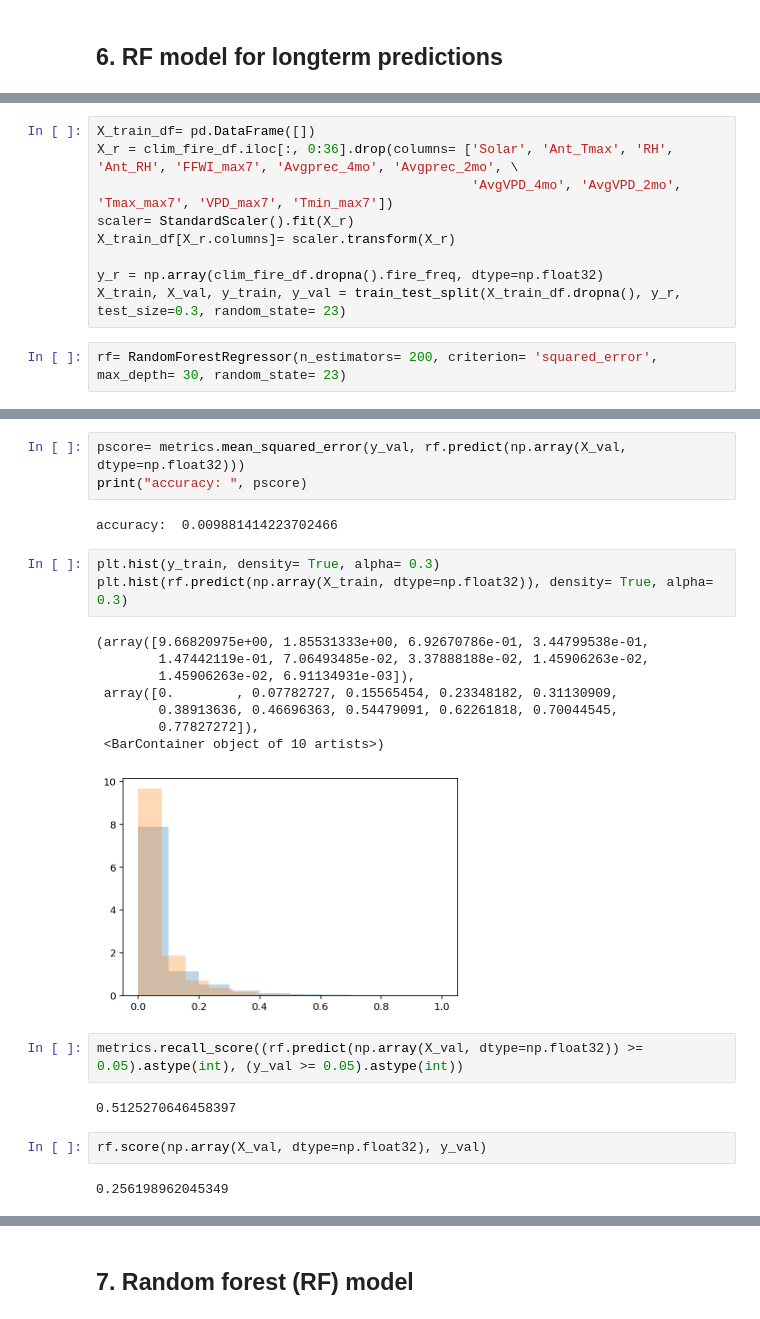
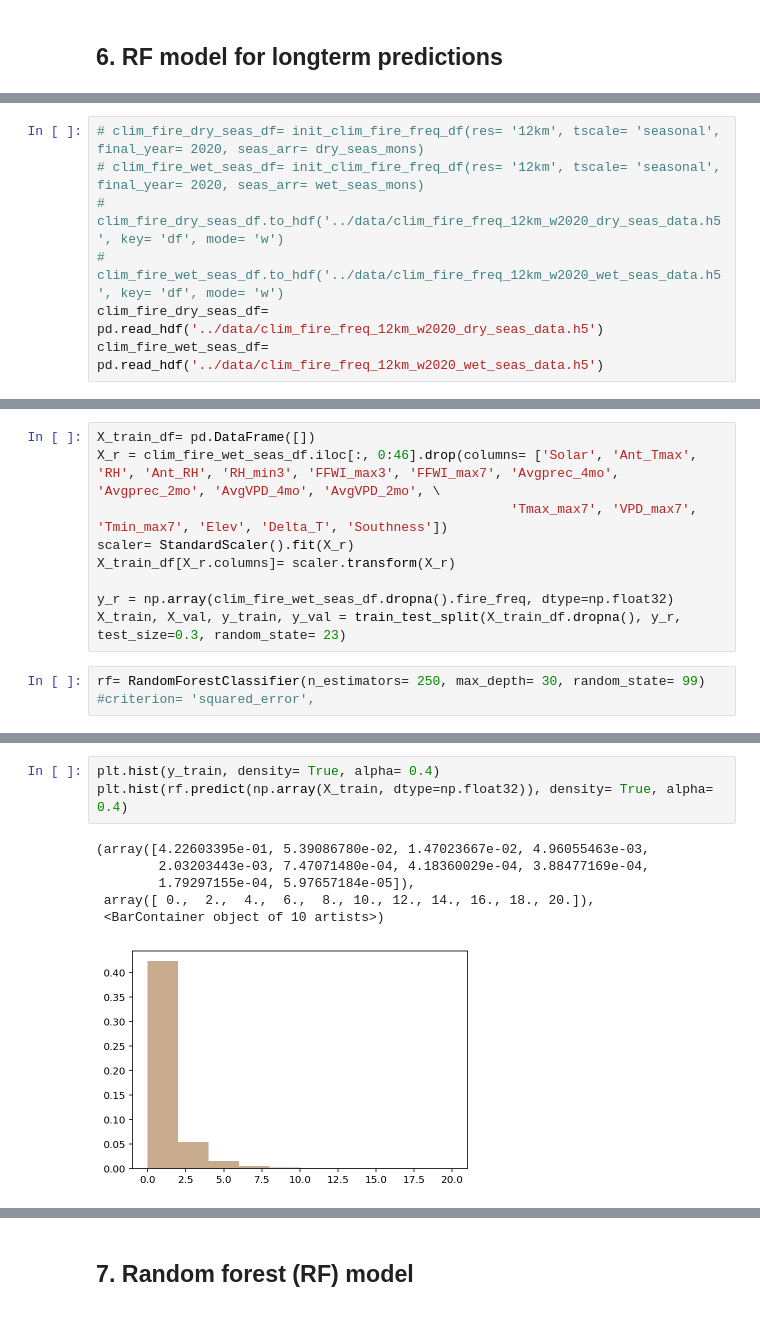
Before and after one commit to jtbuch/smlfire1.0, a Jupyter notebook: scripts/ml_grid_fire_frequency.ipynb, the cells around one changed output, grey strips where cells are left out. Drawn from its saved outputs; the diff is of its cells as text.

```diff
--- a/scripts/ml_grid_fire_frequency.ipynb
+++ b/scripts/ml_grid_fire_frequency.ipynb
@@ -537,0 +552,7 @@ clim_fire_df= pd.read_hdf('../data/clim_fire_freq_12km_longterm_data.h5')
+# %%
+# clim_fire_dry_seas_df= init_clim_fire_freq_df(res= '12km', tscale= 'seasonal', final_year= 2020, seas_arr= dry_seas_mons)
+# clim_fire_wet_seas_df= init_clim_fire_freq_df(res= '12km', tscale= 'seasonal', final_year= 2020, seas_arr= wet_seas_mons)
+# clim_fire_dry_seas_df.to_hdf('../data/clim_fire_freq_12km_w2020_dry_seas_data.h5', key= 'df', mode= 'w')
+# clim_fire_wet_seas_df.to_hdf('../data/clim_fire_freq_12km_w2020_wet_seas_data.h5', key= 'df', mode= 'w')
+clim_fire_dry_seas_df= pd.read_hdf('../data/clim_fire_freq_12km_w2020_dry_seas_data.h5')
+clim_fire_wet_seas_df= pd.read_hdf('../data/clim_fire_freq_12km_w2020_wet_seas_data.h5')
@@ -538,14 +563,14 @@ clim_fire_df= pd.read_hdf('../data/clim_fire_freq_12km_longterm_data.h5')
 # %%
 X_train_df= pd.DataFrame([])
-X_r = clim_fire_df.iloc[:, 0:36].drop(columns= ['Solar', 'Ant_Tmax', 'RH', 'Ant_RH', 'FFWI_max7', 'Avgprec_4mo', 'Avgprec_2mo', \
-                                                'AvgVPD_4mo', 'AvgVPD_2mo', 'Tmax_max7', 'VPD_max7', 'Tmin_max7'])
+X_r = clim_fire_wet_seas_df.iloc[:, 0:46].drop(columns= ['Solar', 'Ant_Tmax', 'RH', 'Ant_RH', 'RH_min3', 'FFWI_max3', 'FFWI_max7', 'Avgprec_4mo', 'Avgprec_2mo', 'AvgVPD_4mo', 'AvgVPD_2mo', \
+                                                     'Tmax_max7', 'VPD_max7', 'Tmin_max7', 'Elev', 'Delta_T', 'Southness'])
 scaler= StandardScaler().fit(X_r)
 X_train_df[X_r.columns]= scaler.transform(X_r)
 
-y_r = np.array(clim_fire_df.dropna().fire_freq, dtype=np.float32)
+y_r = np.array(clim_fire_wet_seas_df.dropna().fire_freq, dtype=np.float32)
 X_train, X_val, y_train, y_val = train_test_split(X_train_df.dropna(), y_r, test_size=0.3, random_state= 23)
 # %%
-rf= RandomForestRegressor(n_estimators= 200, criterion= 'squared_error', max_depth= 30, random_state= 23)
+rf= RandomForestClassifier(n_estimators= 250, max_depth= 30, random_state= 99) #criterion= 'squared_error',
 # %%
 %time forest= rf.fit(np.array(X_train, dtype=np.float32), y_train)
 # %% [output]
@@ -563,25 +603,10 @@ Mean Absolute Error: 0.060691 degrees.
-# %%
-pscore= metrics.mean_squared_error(y_val, rf.predict(np.array(X_val, dtype=np.float32)))
-print("accuracy: ", pscore)
-# %% [output]
-accuracy:  0.009881414223702466
 # %%
-plt.hist(y_train, density= True, alpha= 0.3)
-plt.hist(rf.predict(np.array(X_train, dtype=np.float32)), density= True, alpha= 0.3)
+plt.hist(y_train, density= True, alpha= 0.4)
+plt.hist(rf.predict(np.array(X_train, dtype=np.float32)), density= True, alpha= 0.4)
 # %% [output]
-(array([9.66820975e+00, 1.85531333e+00, 6.92670786e-01, 3.44799538e-01,
-        1.47442119e-01, 7.06493485e-02, 3.37888188e-02, 1.45906263e-02,
-        1.45906263e-02, 6.91134931e-03]),
- array([0.        , 0.07782727, 0.15565454, 0.23348182, 0.31130909,
-        0.38913636, 0.46696363, 0.54479091, 0.62261818, 0.70044545,
-        0.77827272]),
+(array([4.22603395e-01, 5.39086780e-02, 1.47023667e-02, 4.96055463e-03,
+        2.03203443e-03, 7.47071480e-04, 4.18360029e-04, 3.88477169e-04,
+        1.79297155e-04, 5.97657184e-05]),
+ array([ 0.,  2.,  4.,  6.,  8., 10., 12., 14., 16., 18., 20.]),
  <BarContainer object of 10 artists>)
-[figure, old version]
+[figure, new version]
-# %%
-metrics.recall_score((rf.predict(np.array(X_val, dtype=np.float32)) >= 0.05).astype(int), (y_val >= 0.05).astype(int))
-# %% [output]
-0.5125270646458397
-# %%
-rf.score(np.array(X_val, dtype=np.float32), y_val)
-# %% [output]
-0.256198962045349
```
Also changed, not shown: parts of 13 cells of this notebook, 1 other file.
